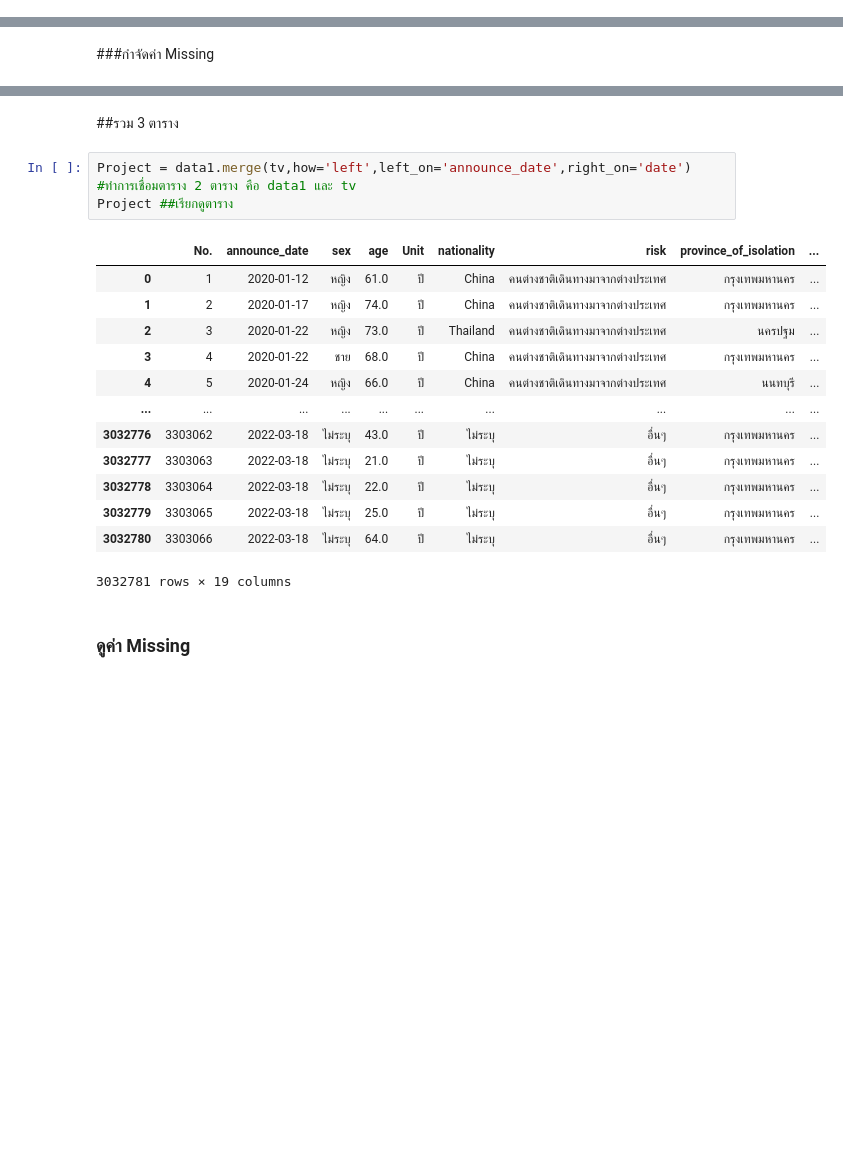
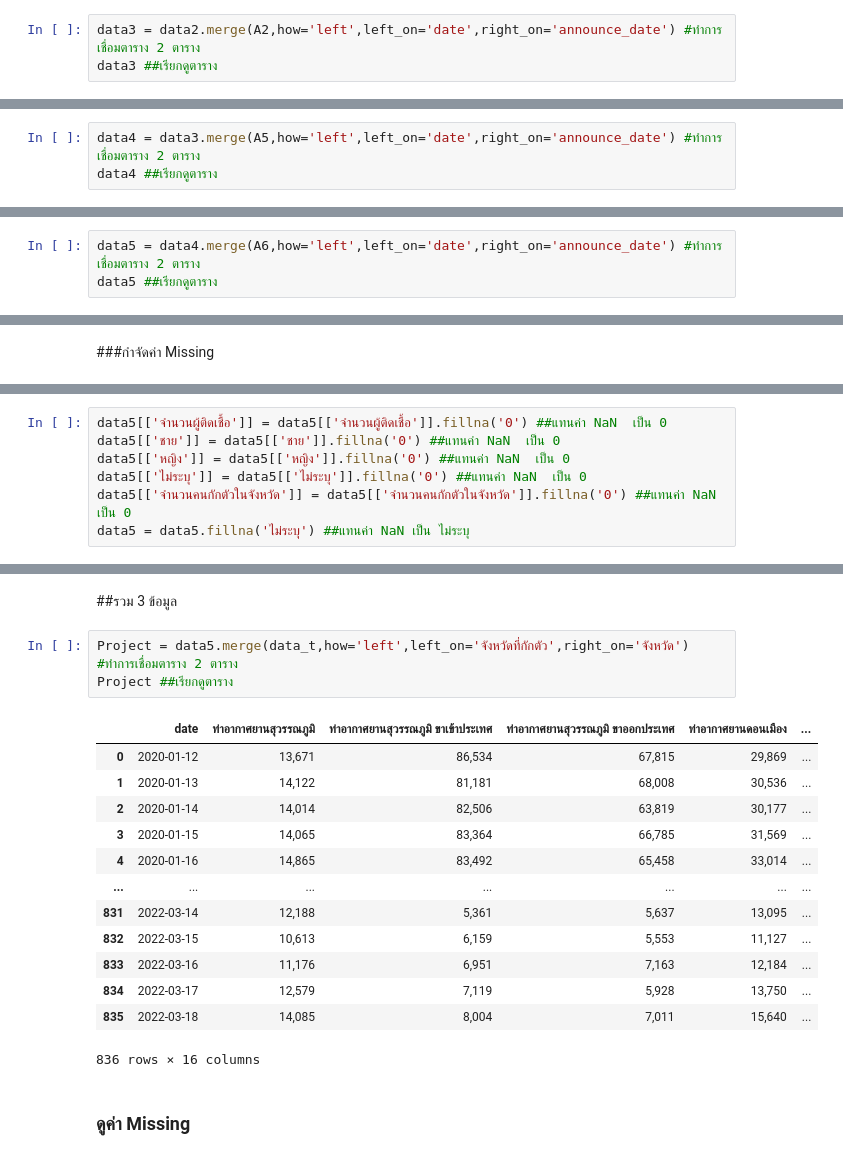
Before and after one commit to siriwat-heart/data_viz_2022, a Jupyter notebook: Project.ipynb, the cells around one changed output, grey strips where cells are left out. Drawn from its saved outputs; the diff is of its cells as text; blank space fills up the shorter version.

```diff
--- a/Project.ipynb
+++ b/Project.ipynb
@@ -398,0 +641,3 @@ data1 ##เรียกดูตาราง
+# %%
+data3 = data2.merge(A2,how='left',left_on='date',right_on='announce_date') #ทำการเชื่อมตาราง 2 ตาราง
+data3 ##เรียกดูตาราง
@@ -398,0 +658,3 @@ data1 ##เรียกดูตาราง
+# %%
+data4 = data3.merge(A5,how='left',left_on='date',right_on='announce_date') #ทำการเชื่อมตาราง 2 ตาราง
+data4 ##เรียกดูตาราง
@@ -398,0 +675,3 @@ data1 ##เรียกดูตาราง
+# %%
+data5 = data4.merge(A6,how='left',left_on='date',right_on='announce_date') #ทำการเชื่อมตาราง 2 ตาราง
+data5 ##เรียกดูตาราง
@@ -443,0 +714,7 @@ after = 3032781
+# %%
+data5[['จำนวนผู้ติดเชื้อ']] = data5[['จำนวนผู้ติดเชื้อ']].fillna('0') ##แทนค่า NaN  เป็น 0
+data5[['ชาย']] = data5[['ชาย']].fillna('0') ##แทนค่า NaN  เป็น 0
+data5[['หญิง']] = data5[['หญิง']].fillna('0') ##แทนค่า NaN  เป็น 0
+data5[['ไม่ระบุ']] = data5[['ไม่ระบุ']].fillna('0') ##แทนค่า NaN  เป็น 0
+data5[['จำนวนคนกักตัวในจังหวัด']] = data5[['จำนวนคนกักตัวในจังหวัด']].fillna('0') ##แทนค่า NaN  เป็น 0
+data5 = data5.fillna('ไม่ระบุ') ##แทนค่า NaN เป็น ไม่ระบุ
@@ -444,22 +755,22 @@ after = 3032781
 # %% [markdown]
-##รวม 3 ตาราง
+##รวม 3 ข้อมูล
 # %%
-Project = data1.merge(tv,how='left',left_on='announce_date',right_on='date') #ทำการเชื่อมตาราง 2 ตาราง คือ data1 และ tv
+Project = data5.merge(data_t,how='left',left_on='จังหวัดที่กักตัว',right_on='จังหวัด') #ทำการเชื่อมตาราง 2 ตาราง
 Project ##เรียกดูตาราง
 # %% [output]
-|  | No. | announce_date | sex | age | Unit | nationality | risk | province_of_isolation | ... |
-| 0 | 1 | 2020-01-12 | หญิง | 61.0 | ปี | China | คนต่างชาติเดินทางมาจากต่างประเทศ | กรุงเทพมหานคร | ... |
-| 1 | 2 | 2020-01-17 | หญิง | 74.0 | ปี | China | คนต่างชาติเดินทางมาจากต่างประเทศ | กรุงเทพมหานคร | ... |
-| 2 | 3 | 2020-01-22 | หญิง | 73.0 | ปี | Thailand | คนต่างชาติเดินทางมาจากต่างประเทศ | นครปฐม | ... |
-| 3 | 4 | 2020-01-22 | ชาย | 68.0 | ปี | China | คนต่างชาติเดินทางมาจากต่างประเทศ | กรุงเทพมหานคร | ... |
-| 4 | 5 | 2020-01-24 | หญิง | 66.0 | ปี | China | คนต่างชาติเดินทางมาจากต่างประเทศ | นนทบุรี | ... |
-| ... | ... | ... | ... | ... | ... | ... | ... | ... | ... |
-| 3032776 | 3303062 | 2022-03-18 | ไม่ระบุ | 43.0 | ปี | ไม่ระบุ | อื่นๆ | กรุงเทพมหานคร | ... |
-| 3032777 | 3303063 | 2022-03-18 | ไม่ระบุ | 21.0 | ปี | ไม่ระบุ | อื่นๆ | กรุงเทพมหานคร | ... |
-| 3032778 | 3303064 | 2022-03-18 | ไม่ระบุ | 22.0 | ปี | ไม่ระบุ | อื่นๆ | กรุงเทพมหานคร | ... |
-| 3032779 | 3303065 | 2022-03-18 | ไม่ระบุ | 25.0 | ปี | ไม่ระบุ | อื่นๆ | กรุงเทพมหานคร | ... |
-| 3032780 | 3303066 | 2022-03-18 | ไม่ระบุ | 64.0 | ปี | ไม่ระบุ | อื่นๆ | กรุงเทพมหานคร | ... |
+|  | date | ท่าอากาศยานสุวรรณภูมิ | ท่าอากาศยานสุวรรณภูมิ ขาเข้าประเทศ | ท่าอากาศยานสุวรรณภูมิ ขาออกประเทศ | ท่าอากาศยานดอนเมือง | ... |
+| 0 | 2020-01-12 | 13,671 | 86,534 | 67,815 | 29,869 | ... |
+| 1 | 2020-01-13 | 14,122 | 81,181 | 68,008 | 30,536 | ... |
+| 2 | 2020-01-14 | 14,014 | 82,506 | 63,819 | 30,177 | ... |
+| 3 | 2020-01-15 | 14,065 | 83,364 | 66,785 | 31,569 | ... |
+| 4 | 2020-01-16 | 14,865 | 83,492 | 65,458 | 33,014 | ... |
+| ... | ... | ... | ... | ... | ... | ... |
+| 831 | 2022-03-14 | 12,188 | 5,361 | 5,637 | 13,095 | ... |
+| 832 | 2022-03-15 | 10,613 | 6,159 | 5,553 | 11,127 | ... |
+| 833 | 2022-03-16 | 11,176 | 6,951 | 7,163 | 12,184 | ... |
+| 834 | 2022-03-17 | 12,579 | 7,119 | 5,928 | 13,750 | ... |
+| 835 | 2022-03-18 | 14,085 | 8,004 | 7,011 | 15,640 | ... |
-3032781 rows × 19 columns
+836 rows × 16 columns
 # %% [markdown]
 ### ดูค่า Missing
 # %%
```
Also changed, not shown: parts of 52 cells of this notebook.
